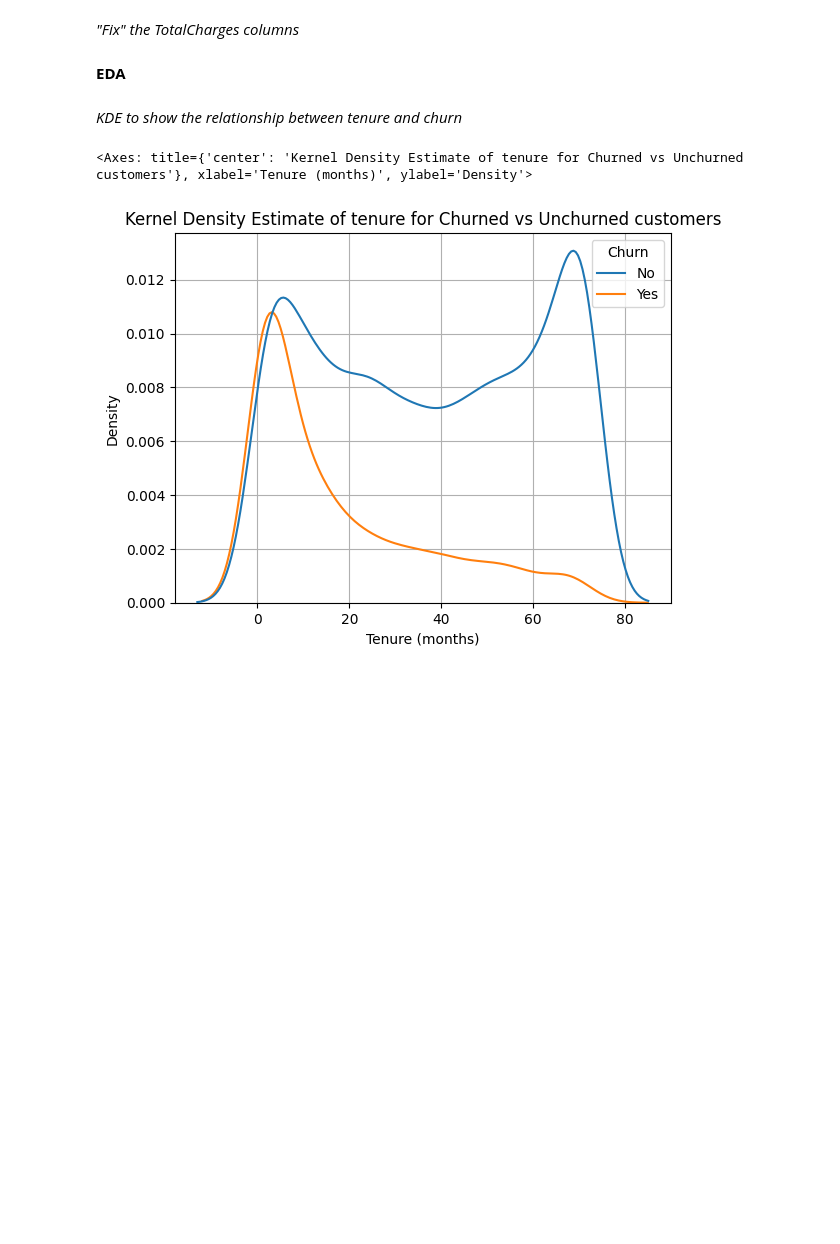
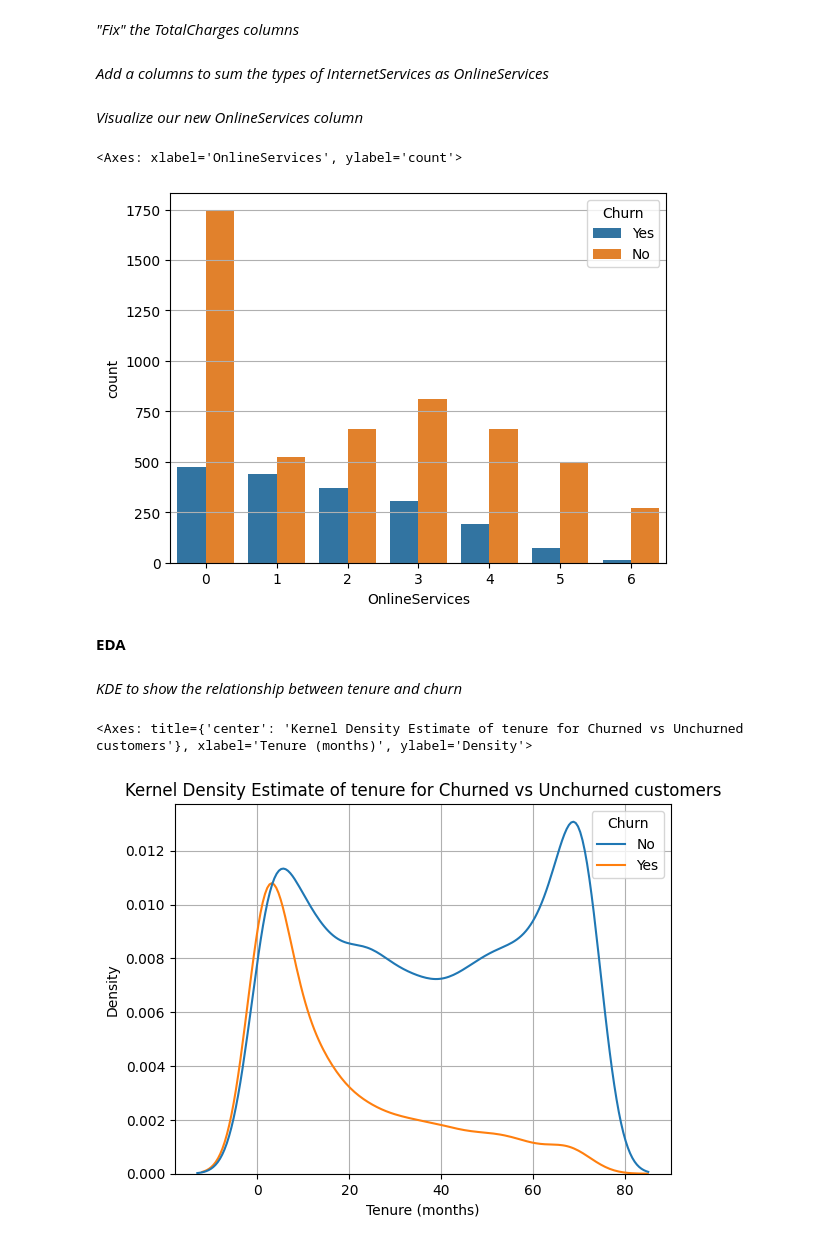
Before and after one commit to Kidus-Tesfaye/synergyTelecom, a Jupyter notebook: code/synergy_tel.ipynb, the cells around one changed output. Drawn from its saved outputs; the diff is of its cells as text; code cells hidden in the pictures; blank space fills up the shorter version.

```diff
--- a/code/synergy_tel.ipynb
+++ b/code/synergy_tel.ipynb
@@ -29,6 +44,24 @@ total_charges_filled["TotalCharges"] = total_charges_filled["MonthlyCharges"] *
 
 telecom_data.update(total_charges_filled)
 telecom_data["TotalCharges"] = telecom_data["TotalCharges"].astype(float)
+# %% [markdown]
+*Add a columns to sum the types of InternetServices as OnlineServices*
+# %%
+online_services = ["OnlineSecurity", "OnlineBackup", "DeviceProtection", "TechSupport", "StreamingTV", "StreamingMovies"]
+tel_d = telecom_data.copy(deep= True)
+
+for col in online_services:
+    tel_d[col] = tel_d[col].map({"No" : 0, "No internet service": 0, "Yes": 1})
+
+tel_d["OnlineServices"] = tel_d[online_services].sum(axis= 1)
+telecom_data["OnlineServices"] = tel_d["OnlineServices"].astype(int)
+# %% [markdown]
+*Visualize our new OnlineServices column*
+# %%
+sns.countplot(data = telecom_data, x = "OnlineServices", hue= "Churn")
+# %% [output]
+<Axes: xlabel='OnlineServices', ylabel='count'>
+[figure, added]
 # %% [markdown]
 **EDA**
 # %% [markdown]
```
Also changed, not shown: parts of 6 cells of this notebook, 1 other file.
